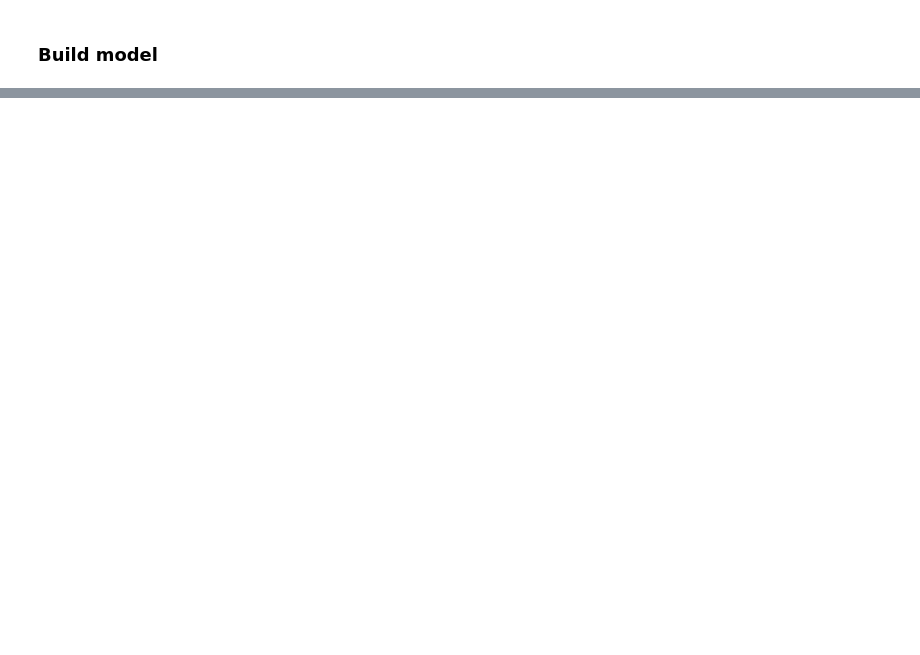
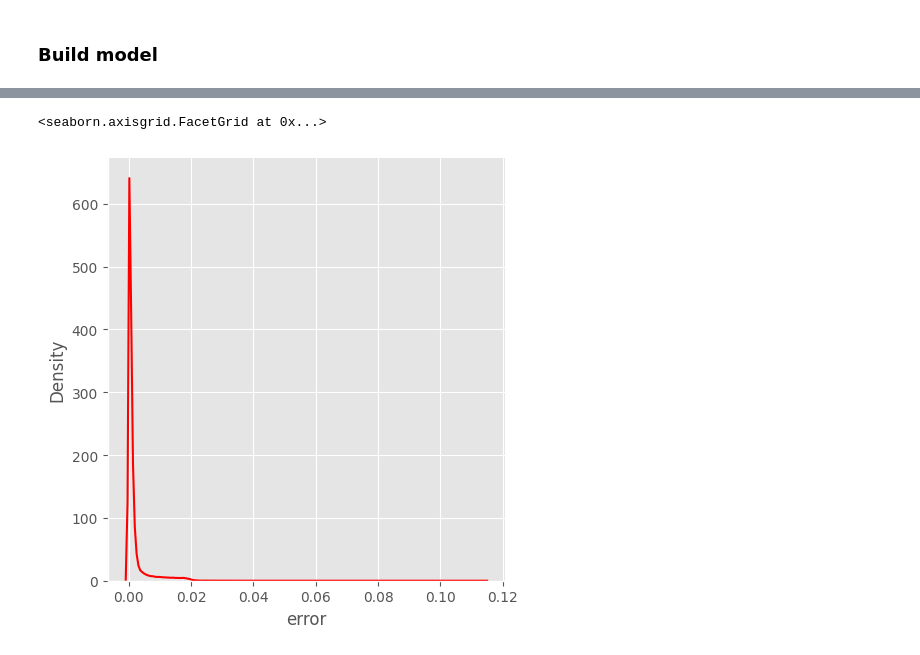
Before and after one commit to JacobJ215/Anomaly-Detection-Using-Autoencoders, a Jupyter notebook: auto-encoder.ipynb, the cells around one changed output, grey strips where cells are left out. Saved outputs shown, nothing was run; the diff lists cells and outputs as text; code cells hidden in the pictures; blank space fills up the shorter version.

```diff
--- a/auto-encoder.ipynb
+++ b/auto-encoder.ipynb
@@ -234,0 +311,5 @@ plt.legend()
+# %%
+sns.displot(data=final_df, x=final_df[final_df.Class==0].error, kind="kde", color="r")
+# %% [output]
+<seaborn.axisgrid.FacetGrid at 0x...>
+[figure, added]
```
Also changed, not shown: parts of 17 cells of this notebook, 27 other files.
